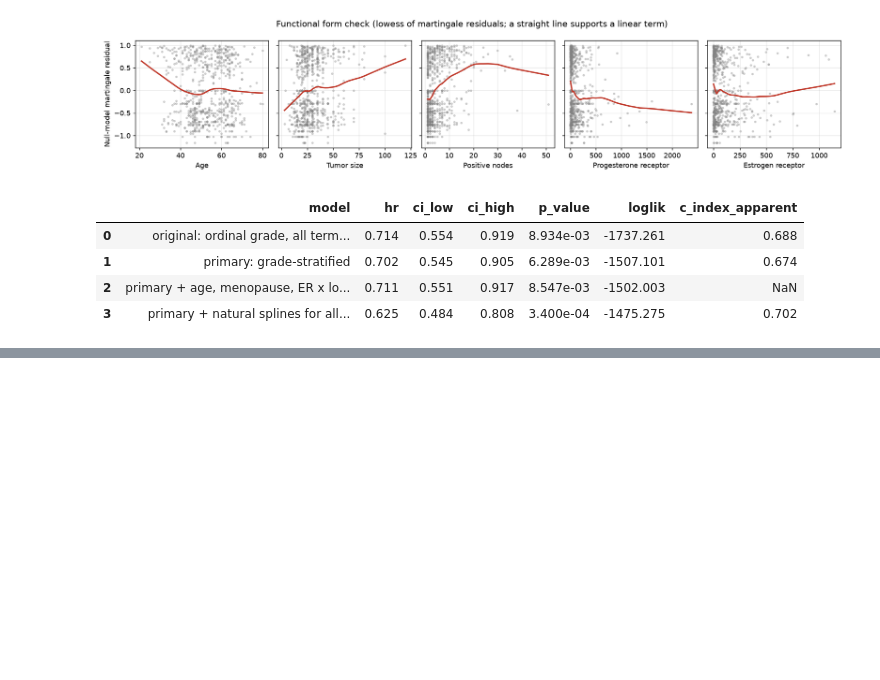
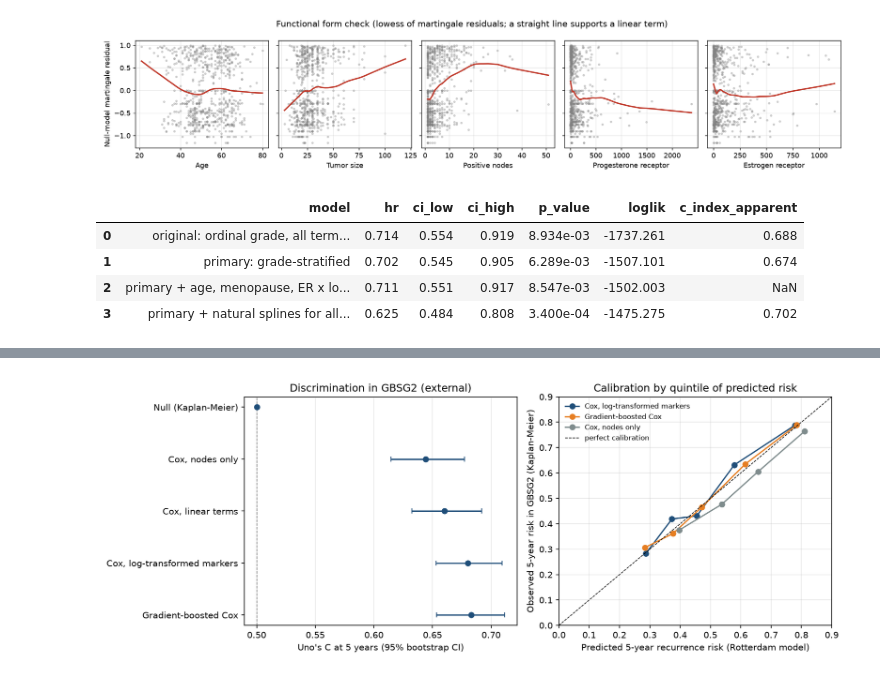
Before and after one commit to cperrone96/clinical-trial-survival-analysis, a Jupyter notebook: survival_analysis.ipynb, the cells around one changed output, grey strips where cells are left out. Saved outputs shown, nothing was run; the diff lists cells and outputs as text; code cells hidden in the pictures; blank space fills up the shorter version.

```diff
--- a/survival_analysis.ipynb
+++ b/survival_analysis.ipynb
@@ -124,0 +156,4 @@ pd.read_csv("outputs/hormone_therapy_sensitivity.csv")
+# %%
+Image("figures/external_validation.png")
+# %% [output]
+[figure, added]
```
Also changed, not shown: parts of 4 cells of this notebook, 19 other files.
